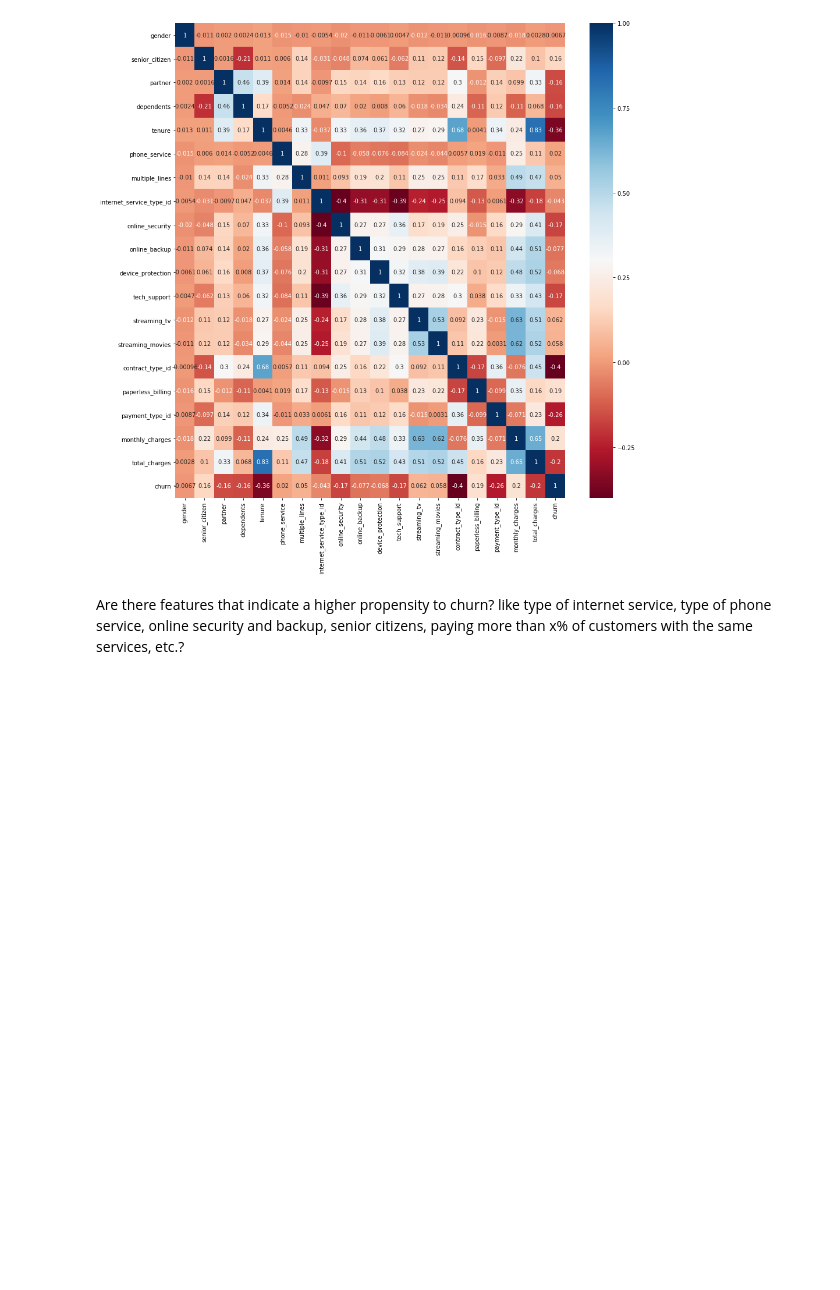
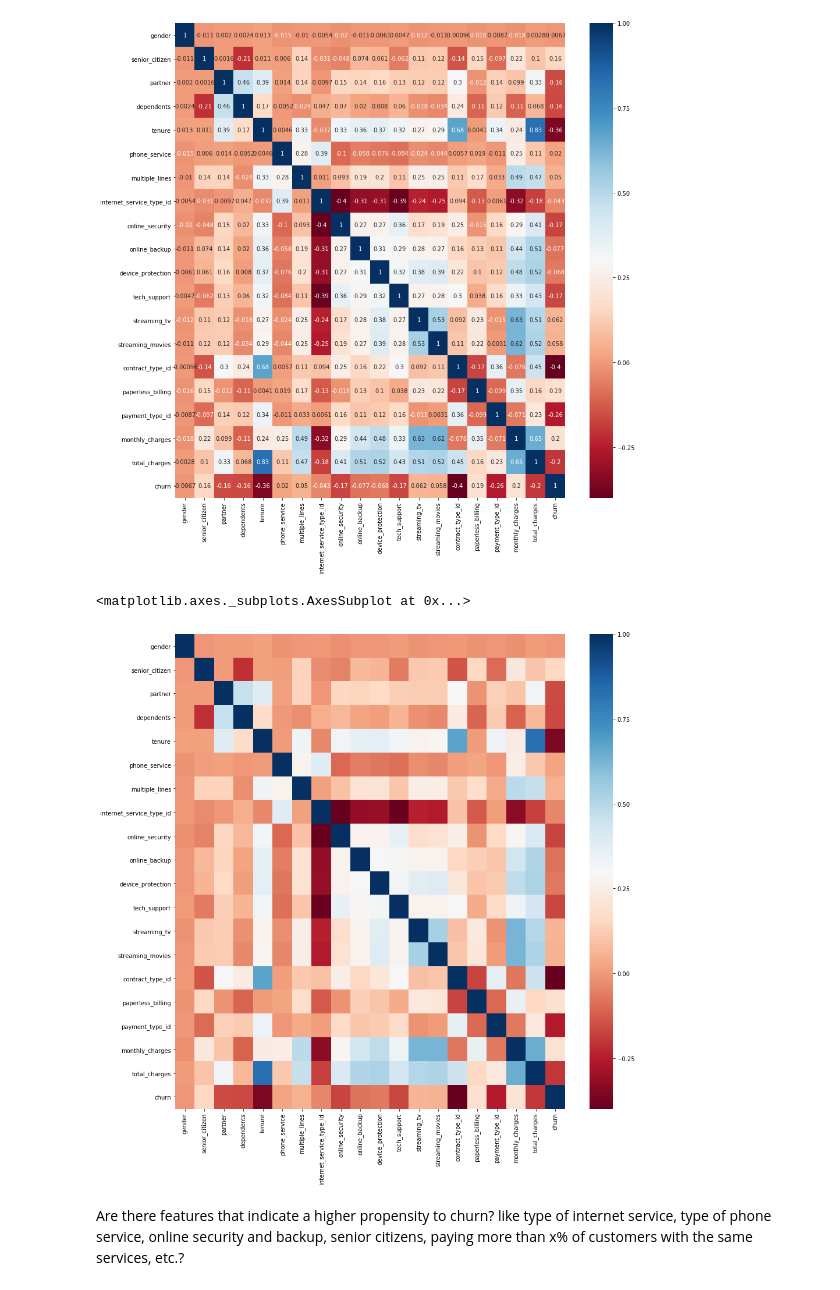
Before and after one commit to Jeff-Hutchins/telco-churn-project, a Jupyter notebook: exploration.ipynb, the cells around one changed output. Cells and saved outputs as stored; diff of their text form; code cells hidden in the pictures; blank space fills up the shorter version.

```diff
--- a/exploration.ipynb
+++ b/exploration.ipynb
@@ -80,6 +80,12 @@ sns.heatmap(train.corr(), cmap='RdBu', annot=True)
 # %% [output]
 <matplotlib.axes._subplots.AxesSubplot at 0x...>
 [figure]
+# %%
+plt.figure(figsize=(15,15))
+sns.heatmap(train.corr(), cmap='RdBu')
+# %% [output]
+<matplotlib.axes._subplots.AxesSubplot at 0x...>
+[figure, added]
 # %% [markdown]
 Are there features that indicate a higher propensity to churn? like type of internet service, type of phone service, online security and backup, senior citizens, paying more than x% of customers with the same services, etc.?
 # %%
```
Also changed, not shown: 2 other files.
